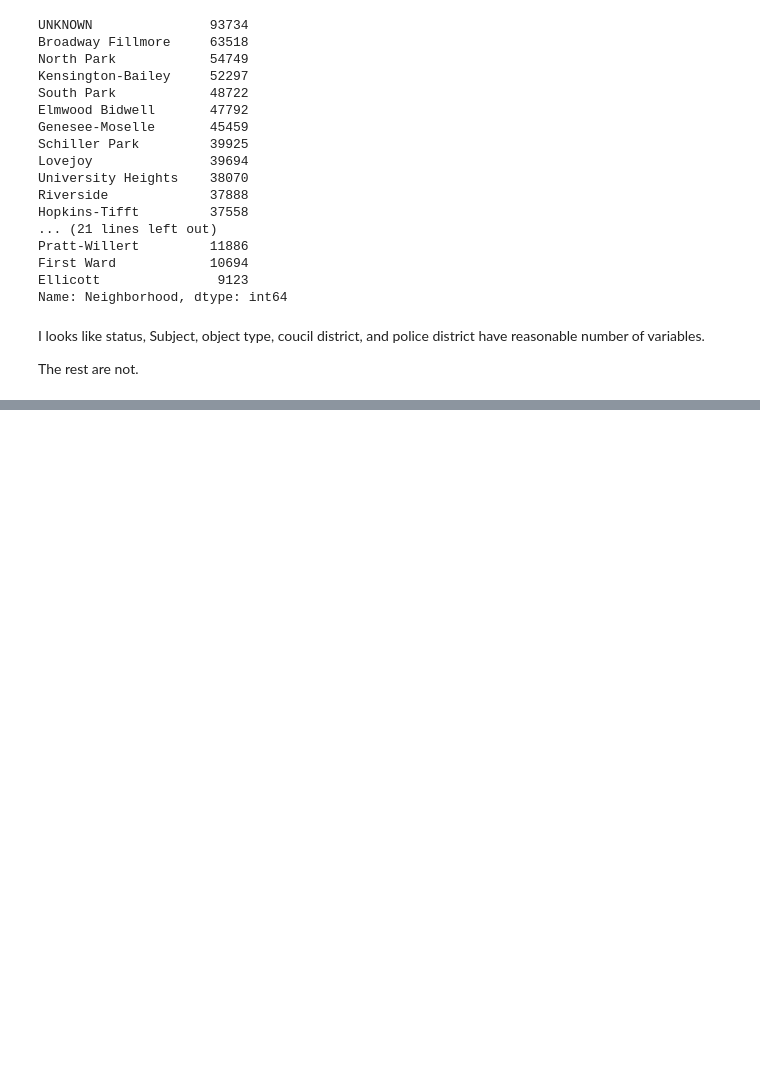
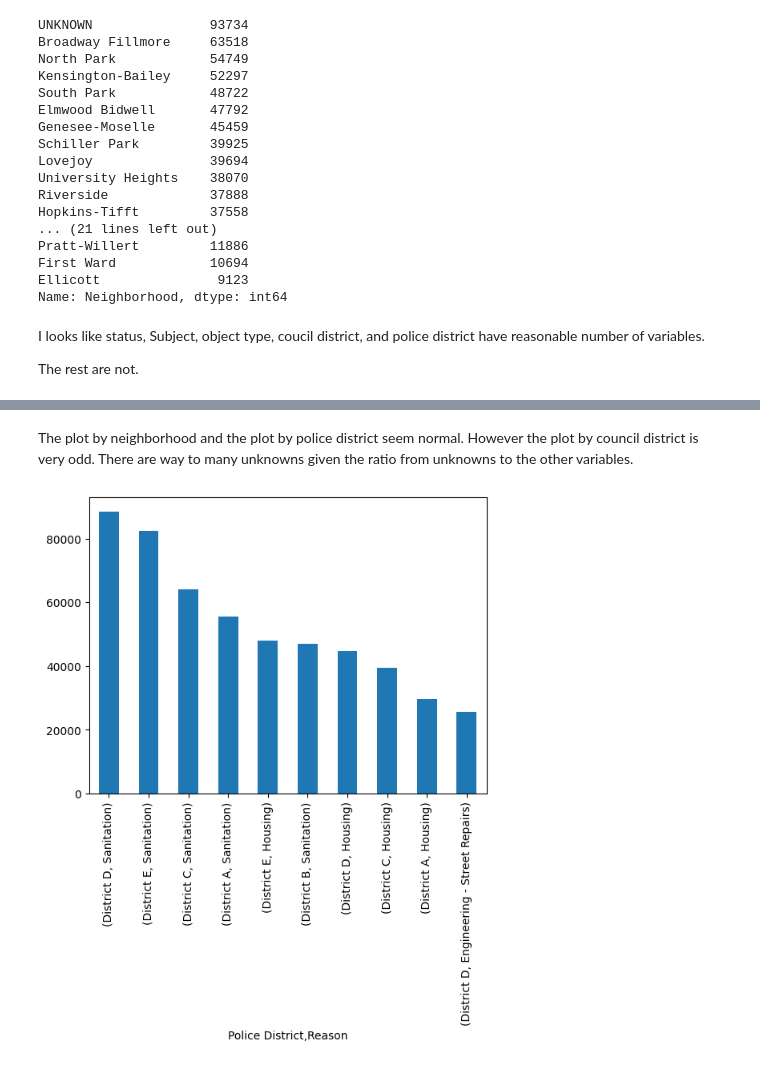
Before and after one commit to Hemondj/Projects, a Jupyter notebook: JamesHemondProject1.ipynb, the cells around one changed output, grey strips where cells are left out. Drawn from its saved outputs; the diff is of its cells as text; code cells hidden in the pictures; blank space fills up the shorter version.

```diff
--- a/JamesHemondProject1.ipynb
+++ b/JamesHemondProject1.ipynb
@@ -215,0 +247,10 @@ The rest are not.
+# %% [markdown]
+The plot by neighborhood and the plot by police district seem normal. However the plot by council district is very odd. There are way to many unknowns given the ratio from unknowns to the other variables.
+# %%
+result = buff_dd.groupby(CatVars[6])
+counts = result[CatVars[2]].value_counts().compute().nlargest(10)
+
+counts.plot(kind='bar')
+plt.show()
+# %% [output]
+[figure, added]
```
Also changed, not shown: parts of 5 cells of this notebook.
